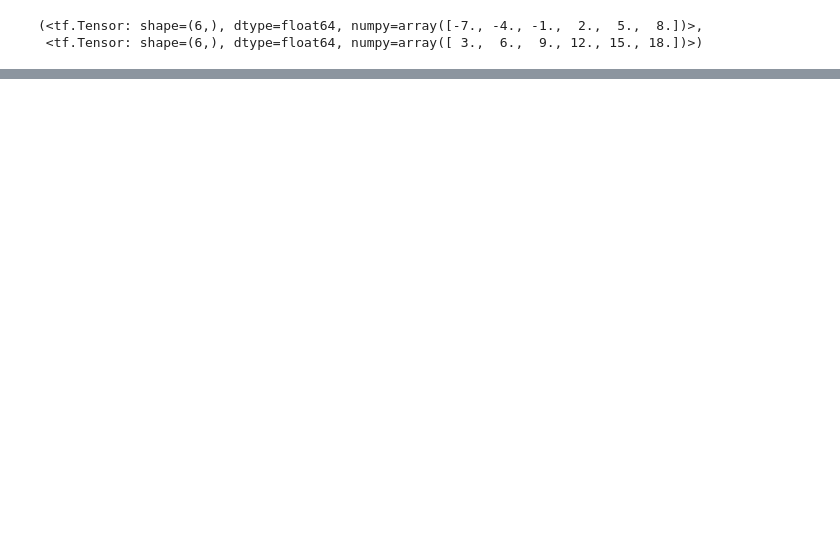
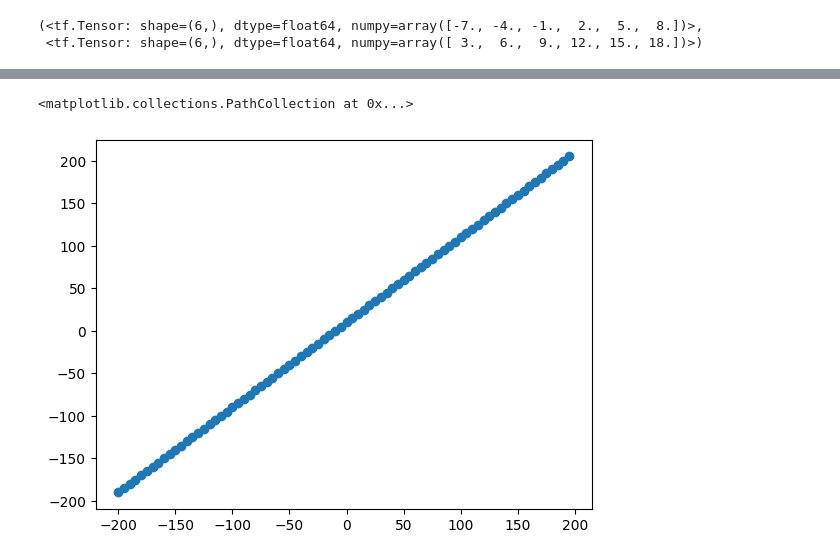
Before and after one commit to danish-khan962/Deep-Learning, a Jupyter notebook: 02_Neural_network_regression_with_tensorflow.ipynb, the cells around one changed output, grey strips where cells are left out. Cells and saved outputs as stored; diff of their text form; code cells hidden in the pictures; blank space fills up the shorter version.

Commit message:
model visualization

```diff
--- a/02_Neural_network_regression_with_tensorflow.ipynb
+++ b/02_Neural_network_regression_with_tensorflow.ipynb
@@ -243,0 +223,4 @@ array([[24.80878]], dtype=float32)
+# %%
+# Make a bigger dataset
+X = tf.range(-200, 200, 5) # from -200 to 200 with a step of 5
+X
@@ -243,0 +237,4 @@ array([[24.80878]], dtype=float32)
+# %%
+# Make labels for the data
+y = X + 10
+y
@@ -243,0 +251,6 @@ array([[24.80878]], dtype=float32)
+# %%
+# Visualize the data
+plt.scatter(X, y)
+# %% [output]
+<matplotlib.collections.PathCollection at 0x...>
+[figure, added]
```
Also changed, not shown: parts of 33 cells of this notebook.
